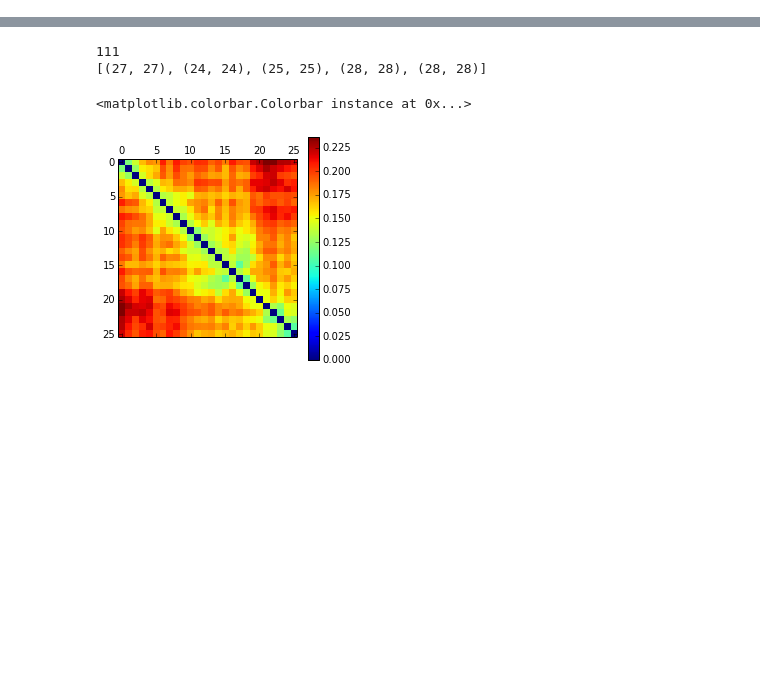
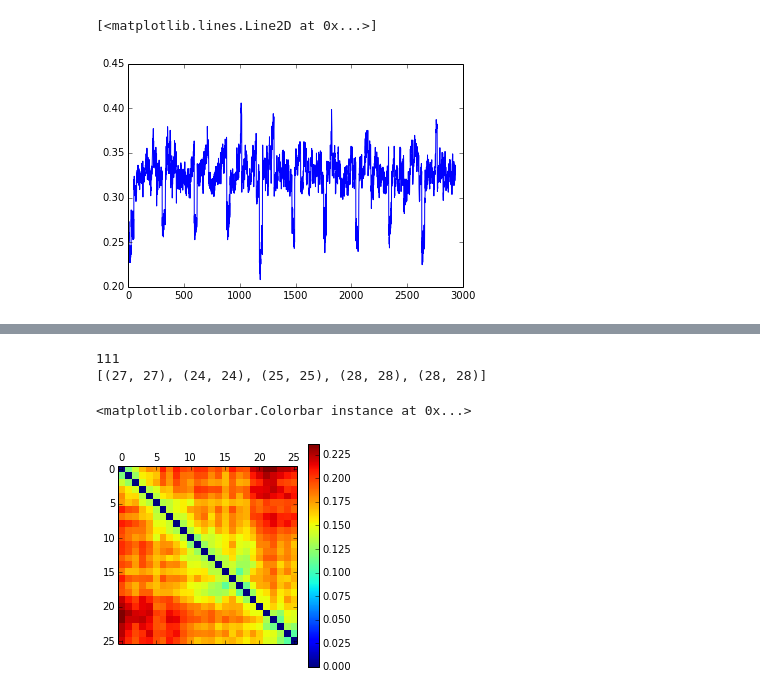
Before and after one commit to ChayaSt/exacycleGPCR, a Jupyter notebook: MSMbuildGPCR.ipynb, the cells around one changed output, grey strips where cells are left out. Drawn from its saved outputs; the diff is of its cells as text; code cells hidden in the pictures; blank space fills up the shorter version.

```diff
--- a/MSMbuildGPCR.ipynb
+++ b/MSMbuildGPCR.ipynb
@@ -12,3 +13,22 @@ from sklearn.pipeline import Pipeline
 # %%
 APO_B2AR = glob(os.path.expanduser('/Volumes/MyPassport/exacycleGPCR/dcd_trajectories/apo_b2ar/trj110*'))
 PDB=('/Volumes/MyPassport/exacycleGPCR/GPCR_NatureChemistry/reference-structures/apo_snapshot.pdb')
+
+tlist=[]
+for traj in APO_B2AR:
+    tlist.append(md.load(traj, top=PDB))
+
+trajlist=[]
+for i in range(len(APO_B2AR)):
+    trajlist.append(APO_B2AR[i])
+
+t=md.load(trajlist, top=PDB)
+# %%
+Crystal=md.load('/Volumes/MyPassport/exacycleGPCR/GPCR_NatureChemistry/reference-structures/apo_snapshot.pdb', top=PDB)
+rmsdCrystal=[]
+rmsdCrystal.append(md.rmsd(t,Crystal,0))
+# %%
+plot(rmsdCrystal[0])
+# %% [output]
+[<matplotlib.lines.Line2D at 0x...>]
+[figure, added]
```
Also changed, not shown: parts of 23 cells of this notebook.
